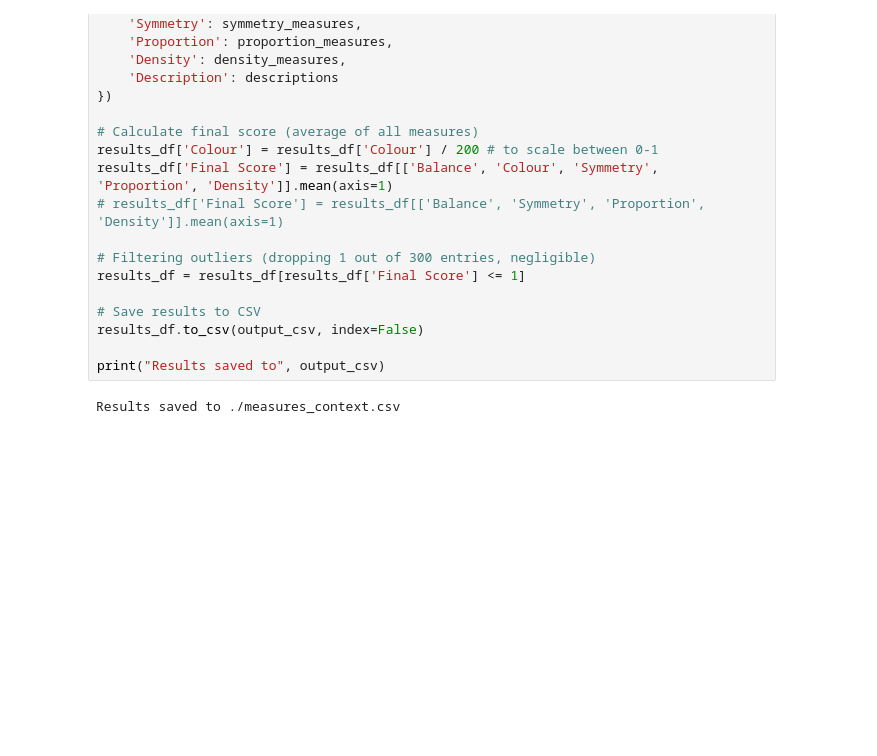
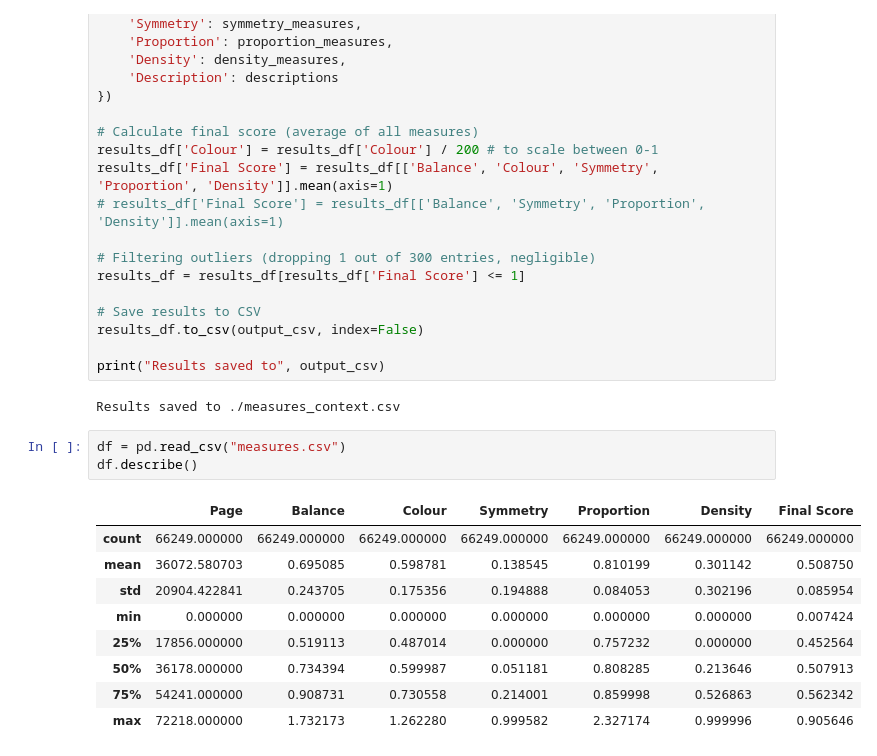
Before and after one commit to anushkad07/Deep-Learning-Project, a Jupyter notebook: MakeDataset.ipynb, the cells around one changed output. Saved outputs shown, nothing was run; the diff lists cells and outputs as text; blank space fills up the shorter version.

```diff
--- a/MakeDataset.ipynb
+++ b/MakeDataset.ipynb
@@ -565,3 +565,16 @@ results_df.to_csv(output_csv, index=False)
 print("Results saved to", output_csv)
 # %% [output]
 Results saved to ./measures_context.csv
+# %%
+df = pd.read_csv("measures.csv")
+df.describe()
+# %% [output]
+|  | Page | Balance | Colour | Symmetry | Proportion | Density | Final Score |
+| count | 66249.000000 | 66249.000000 | 66249.000000 | 66249.000000 | 66249.000000 | 66249.000000 | 66249.000000 |
+| mean | 36072.580703 | 0.695085 | 0.598781 | 0.138545 | 0.810199 | 0.301142 | 0.508750 |
+| std | 20904.422841 | 0.243705 | 0.175356 | 0.194888 | 0.084053 | 0.302196 | 0.085954 |
+| min | 0.000000 | 0.000000 | 0.000000 | 0.000000 | 0.000000 | 0.000000 | 0.007424 |
+| 25% | 17856.000000 | 0.519113 | 0.487014 | 0.000000 | 0.757232 | 0.000000 | 0.452564 |
+| 50% | 36178.000000 | 0.734394 | 0.599987 | 0.051181 | 0.808285 | 0.213646 | 0.507913 |
+| 75% | 54241.000000 | 0.908731 | 0.730558 | 0.214001 | 0.859998 | 0.526863 | 0.562342 |
+| max | 72218.000000 | 1.732173 | 1.262280 | 0.999582 | 2.327174 | 0.999996 | 0.905646 |
```
Also changed, not shown: parts of 3 cells of this notebook.
